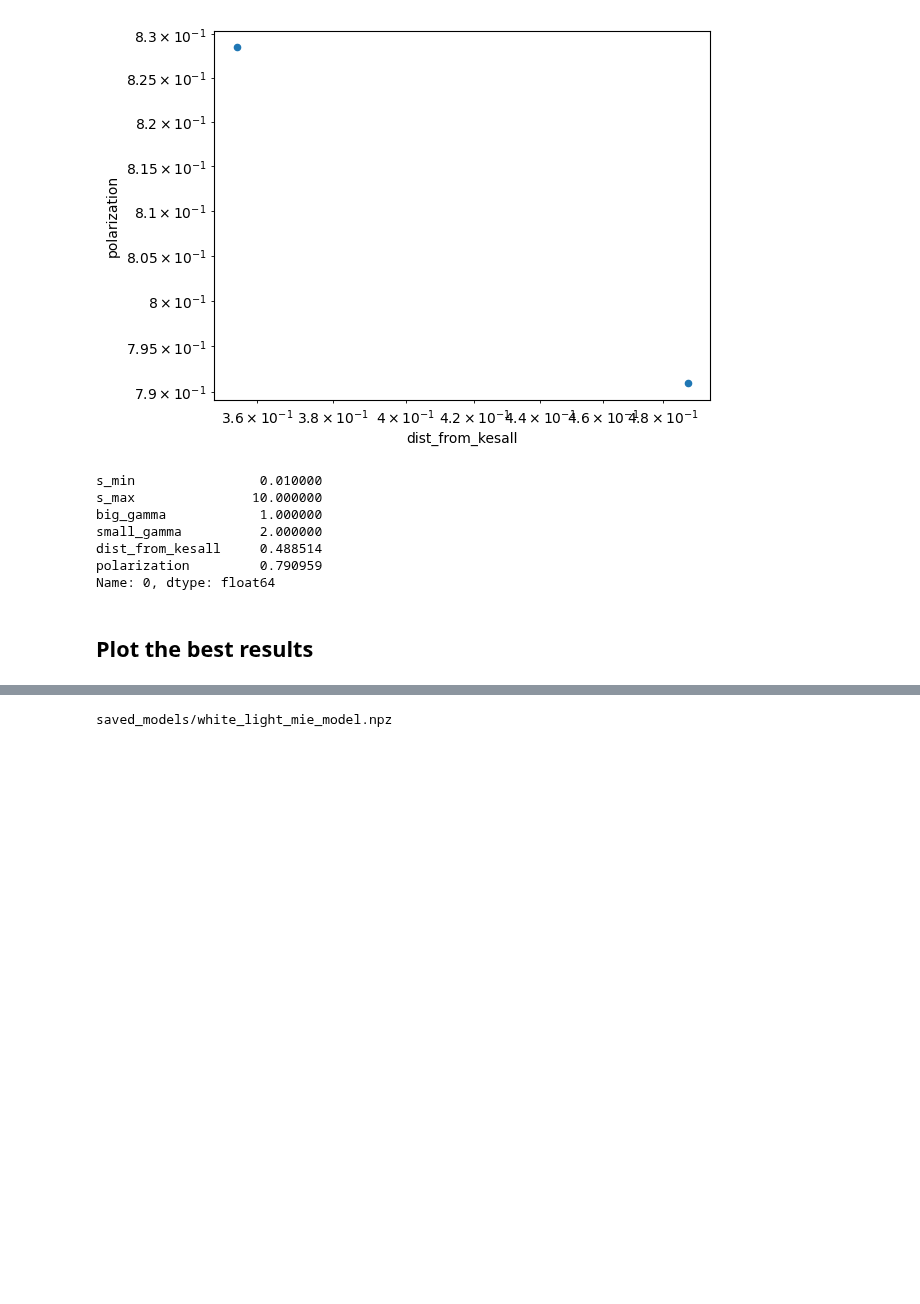
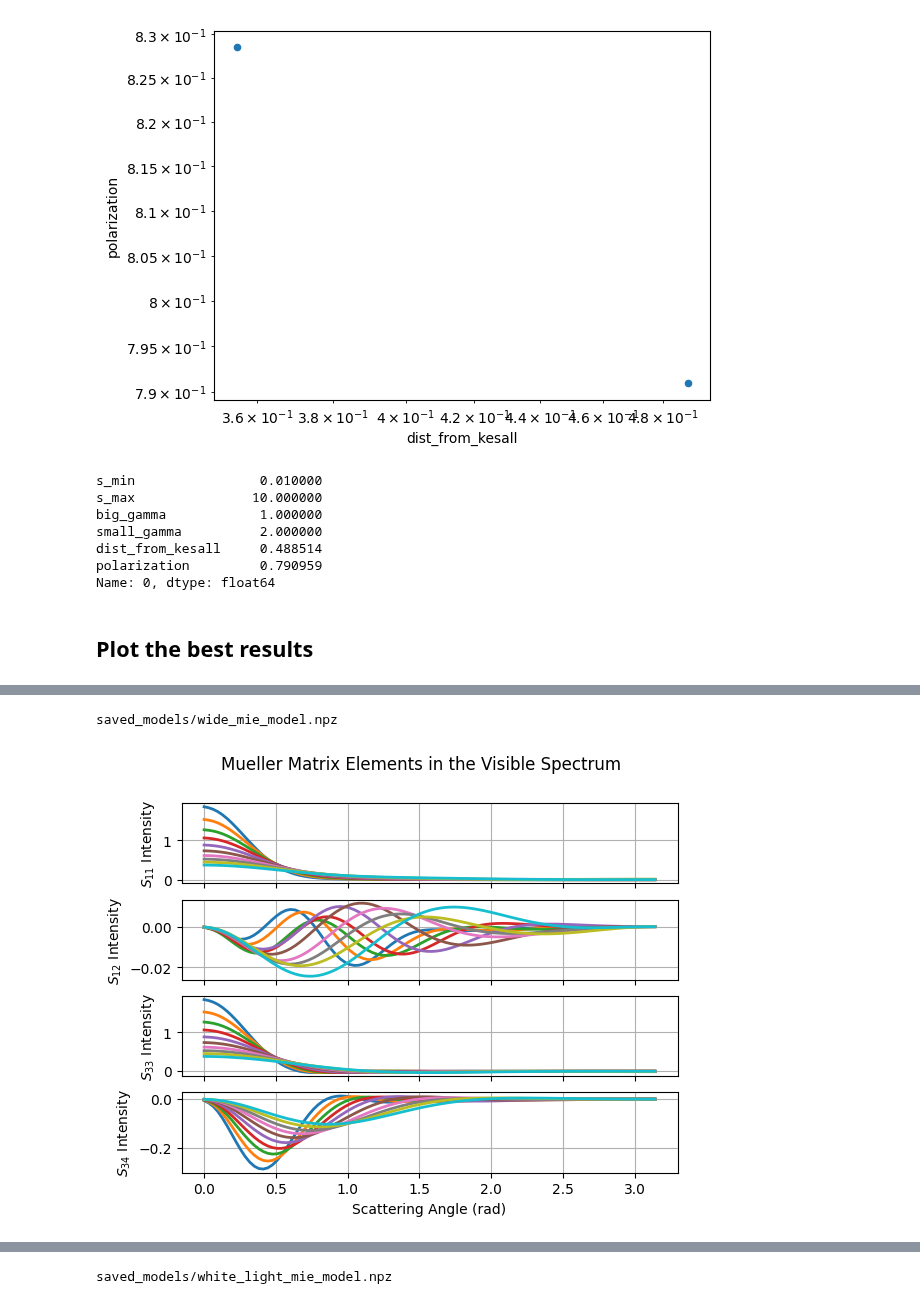
Before and after one commit to oravitan/zodiacal-polarized, a Jupyter notebook: notebooks/generate_mie_models.ipynb, the cells around one changed output, grey strips where cells are left out. Saved outputs shown, nothing was run; the diff lists cells and outputs as text; code cells hidden in the pictures; blank space fills up the shorter version.

```diff
--- a/notebooks/generate_mie_models.ipynb
+++ b/notebooks/generate_mie_models.ipynb
@@ -169,2 +180,19 @@ plt.show()
+# %%
+mie_path = r'saved_models/wide_mie_model.npz'
+mie.save(mie_path)
+print(mie_path)
+# %% [output]
+saved_models/wide_mie_model.npz
+# %%
+# Display out model in the White Light spectrum
+spectrum_wl = np.logspace(np.log10(300), np.log10(700), 10)  # white light wavelength in nm
+mie = generate_model(x, spectrum_wl)
+mie_scatt = mie(spectrum_wl, theta)
+
+# plot the Mueller matrix elements
+plot_mueller_matrix_elems(theta, mie_scatt[:, :, 0, 0], mie_scatt[:, :, 0, 1],
+                          mie_scatt[:, :, 2, 2], mie_scatt[:, :, 2, 3], title='Mueller Matrix Elements in the Visible Spectrum')
+# %% [output]
+[figure, added]
 # %%
 plt.figure()
```
Also changed, not shown: parts of 7 cells of this notebook, 5 other files.
